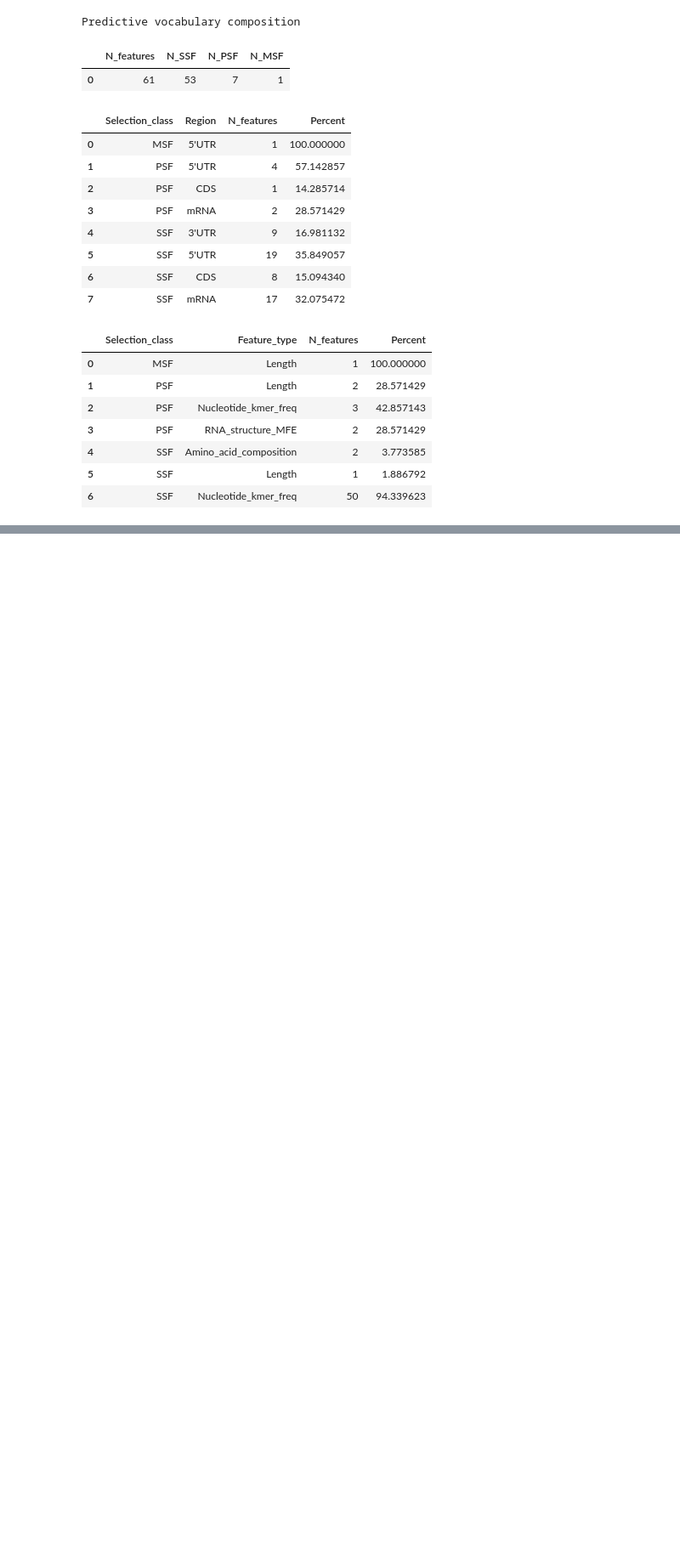
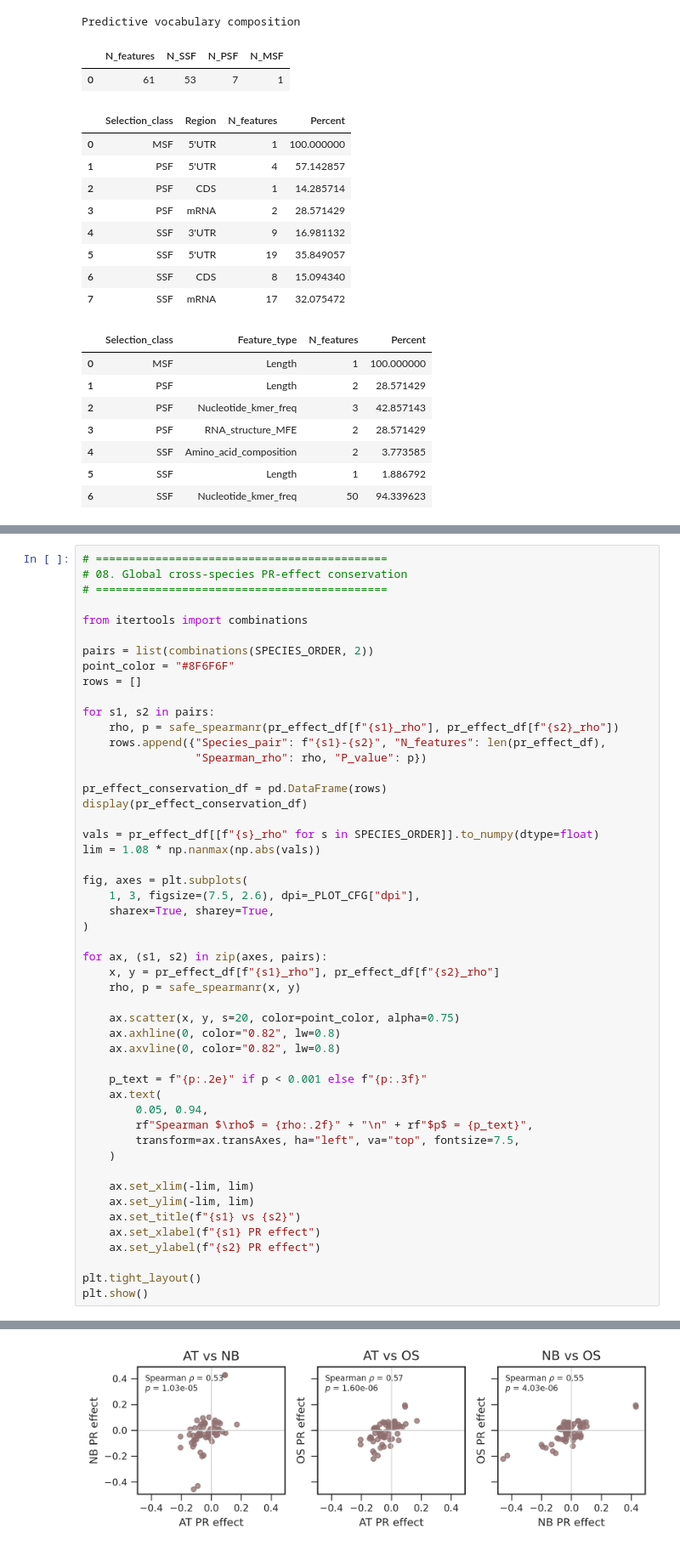
Before and after one commit to ih-11/regression, a Jupyter notebook: notebooks/notebook5.ipynb, the cells around one changed output, grey strips where cells are left out. Shown at 85% size. Saved outputs shown, nothing was run; the diff lists cells and outputs as text; blank space fills up the shorter version.

```diff
--- a/notebooks/notebook5.ipynb
+++ b/notebooks/notebook5.ipynb
@@ -877,0 +1048,51 @@ OS: n = 23
+# %%
+# ============================================
+# 08. Global cross-species PR-effect conservation
+# ============================================
+
+from itertools import combinations
+
+pairs = list(combinations(SPECIES_ORDER, 2))
+point_color = "#8F6F6F"
+rows = []
+
+for s1, s2 in pairs:
+    rho, p = safe_spearmanr(pr_effect_df[f"{s1}_rho"], pr_effect_df[f"{s2}_rho"])
+    rows.append({"Species_pair": f"{s1}-{s2}", "N_features": len(pr_effect_df),
+                 "Spearman_rho": rho, "P_value": p})
+
+pr_effect_conservation_df = pd.DataFrame(rows)
+display(pr_effect_conservation_df)
+
+vals = pr_effect_df[[f"{s}_rho" for s in SPECIES_ORDER]].to_numpy(dtype=float)
+lim = 1.08 * np.nanmax(np.abs(vals))
+
+fig, axes = plt.subplots(
+    1, 3, figsize=(7.5, 2.6), dpi=_PLOT_CFG["dpi"],
+    sharex=True, sharey=True,
+)
+
+for ax, (s1, s2) in zip(axes, pairs):
+    x, y = pr_effect_df[f"{s1}_rho"], pr_effect_df[f"{s2}_rho"]
+    rho, p = safe_spearmanr(x, y)
+
+    ax.scatter(x, y, s=20, color=point_color, alpha=0.75)
+    ax.axhline(0, color="0.82", lw=0.8)
+    ax.axvline(0, color="0.82", lw=0.8)
+
+    p_text = f"{p:.2e}" if p < 0.001 else f"{p:.3f}"
+    ax.text(
+        0.05, 0.94,
+        rf"Spearman $\rho$ = {rho:.2f}" + "\n" + rf"$p$ = {p_text}",
+        transform=ax.transAxes, ha="left", va="top", fontsize=7.5,
+    )
+
+    ax.set_xlim(-lim, lim)
+    ax.set_ylim(-lim, lim)
+    ax.set_title(f"{s1} vs {s2}")
+    ax.set_xlabel(f"{s1} PR effect")
+    ax.set_ylabel(f"{s2} PR effect")
+
+plt.tight_layout()
+plt.show()
+# %% [output]
@@ -877,0 +1103 @@ OS: n = 23
+[figure, added]
```
Also changed, not shown: parts of 5 cells of this notebook.
